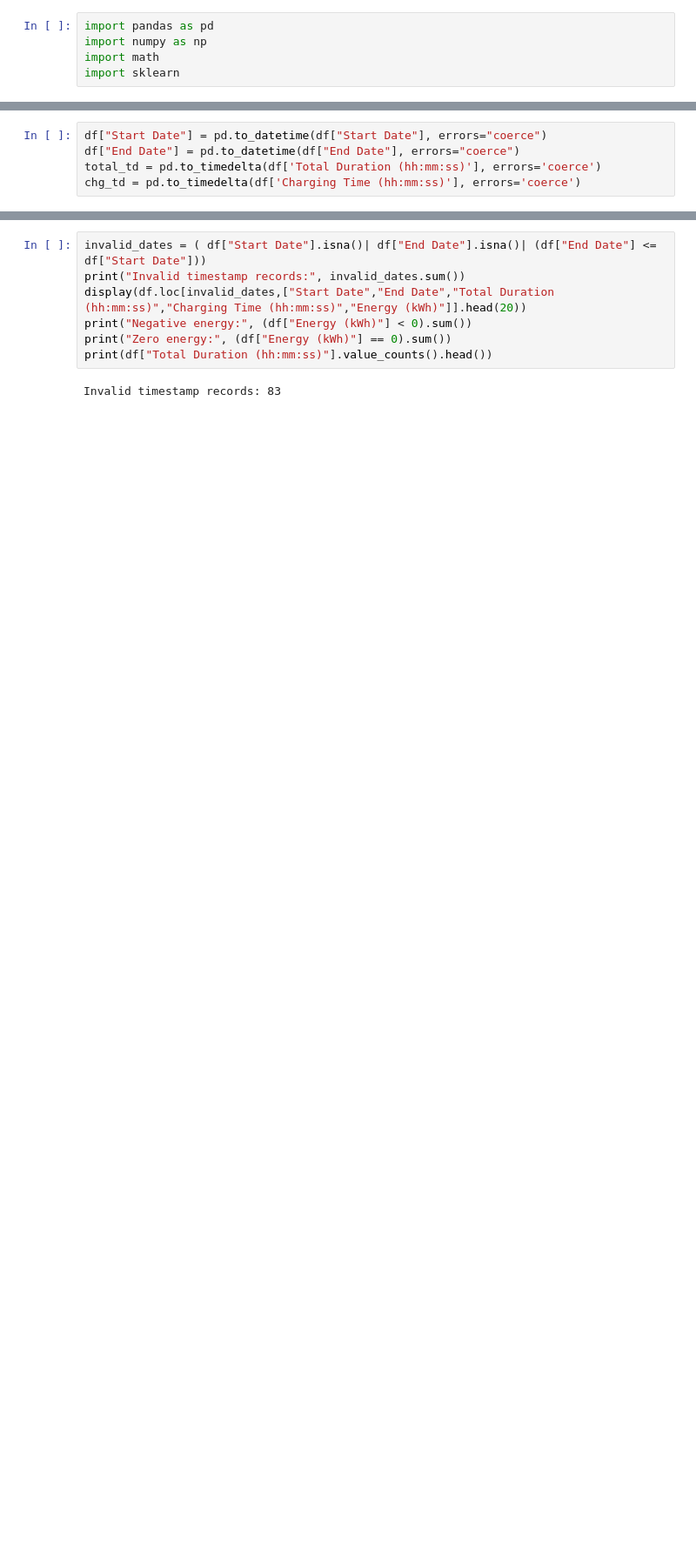
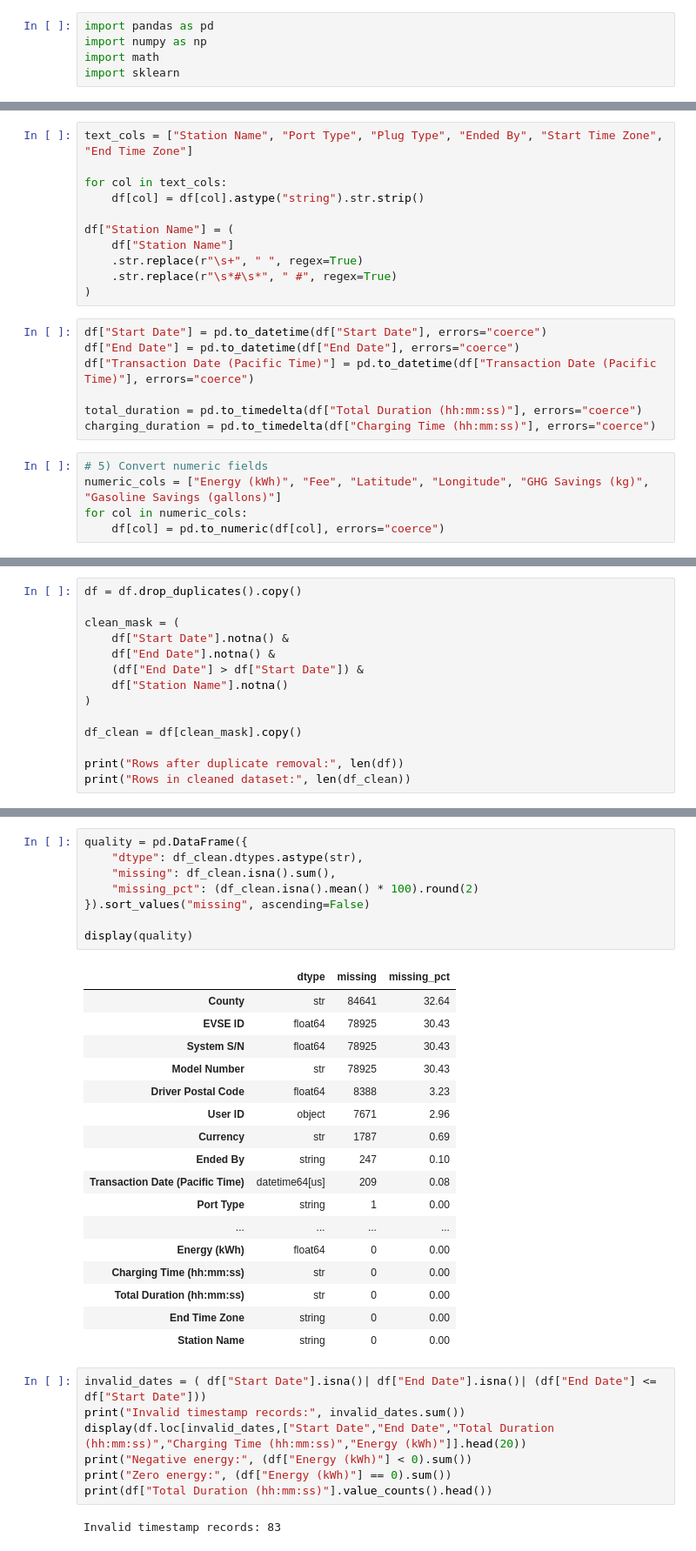
Before and after one commit to dumitritamacarenco/Introduction-to-Business-Analytics---Project-, a Jupyter notebook: ev.ipynb, the cells around one changed output, grey strips where cells are left out. Shown at 87% size. Saved outputs shown, nothing was run; the diff lists cells and outputs as text; blank space fills up the shorter version.

Commit message:
Some clean up - to be continued

```diff
--- a/ev.ipynb
+++ b/ev.ipynb
@@ -49,5 +71,23 @@ dtype: int64
+# %%
+text_cols = ["Station Name", "Port Type", "Plug Type", "Ended By", "Start Time Zone", "End Time Zone"]
+
+for col in text_cols:
+    df[col] = df[col].astype("string").str.strip()
+
+df["Station Name"] = (
+    df["Station Name"]
+    .str.replace(r"\s+", " ", regex=True)
+    .str.replace(r"\s*#\s*", " #", regex=True)
+)
 # %%
 df["Start Date"] = pd.to_datetime(df["Start Date"], errors="coerce")
 df["End Date"] = pd.to_datetime(df["End Date"], errors="coerce")
-total_td = pd.to_timedelta(df['Total Duration (hh:mm:ss)'], errors='coerce')
-chg_td = pd.to_timedelta(df['Charging Time (hh:mm:ss)'], errors='coerce')
+df["Transaction Date (Pacific Time)"] = pd.to_datetime(df["Transaction Date (Pacific Time)"], errors="coerce")
+
+total_duration = pd.to_timedelta(df["Total Duration (hh:mm:ss)"], errors="coerce")
+charging_duration = pd.to_timedelta(df["Charging Time (hh:mm:ss)"], errors="coerce")
+# %%
+# 5) Convert numeric fields
+numeric_cols = ["Energy (kWh)", "Fee", "Latitude", "Longitude", "GHG Savings (kg)", "Gasoline Savings (gallons)"]
+for col in numeric_cols:
+    df[col] = pd.to_numeric(df[col], errors="coerce")
@@ -53,0 +113,14 @@ chg_td = pd.to_timedelta(df['Charging Time (hh:mm:ss)'], errors='coerce')
+# %%
+df = df.drop_duplicates().copy()
+
+clean_mask = (
+    df["Start Date"].notna() &
+    df["End Date"].notna() &
+    (df["End Date"] > df["Start Date"]) &
+    df["Station Name"].notna()
+)
+
+df_clean = df[clean_mask].copy()
+
+print("Rows after duplicate removal:", len(df))
+print("Rows in cleaned dataset:", len(df_clean))
@@ -54,3 +130,29 @@ chg_td = pd.to_timedelta(df['Charging Time (hh:mm:ss)'], errors='coerce')
+# %%
+quality = pd.DataFrame({
+    "dtype": df_clean.dtypes.astype(str),
+    "missing": df_clean.isna().sum(),
+    "missing_pct": (df_clean.isna().mean() * 100).round(2)
+}).sort_values("missing", ascending=False)
+
+display(quality)
+# %% [output]
+|  | dtype | missing | missing_pct |
+| County | str | 84641 | 32.64 |
+| EVSE ID | float64 | 78925 | 30.43 |
+| System S/N | float64 | 78925 | 30.43 |
+| Model Number | str | 78925 | 30.43 |
+| Driver Postal Code | float64 | 8388 | 3.23 |
+| User ID | object | 7671 | 2.96 |
+| Currency | str | 1787 | 0.69 |
+| Ended By | string | 247 | 0.10 |
+| Transaction Date (Pacific Time) | datetime64[us] | 209 | 0.08 |
+| Port Type | string | 1 | 0.00 |
+| ... | ... | ... | ... |
+| Energy (kWh) | float64 | 0 | 0.00 |
+| Charging Time (hh:mm:ss) | str | 0 | 0.00 |
+| Total Duration (hh:mm:ss) | str | 0 | 0.00 |
+| End Time Zone | string | 0 | 0.00 |
+| Station Name | string | 0 | 0.00 |
 # %%
 invalid_dates = ( df["Start Date"].isna()| df["End Date"].isna()| (df["End Date"] <= df["Start Date"]))
 print("Invalid timestamp records:", invalid_dates.sum())
```
Also changed, not shown: parts of 4 cells of this notebook.
